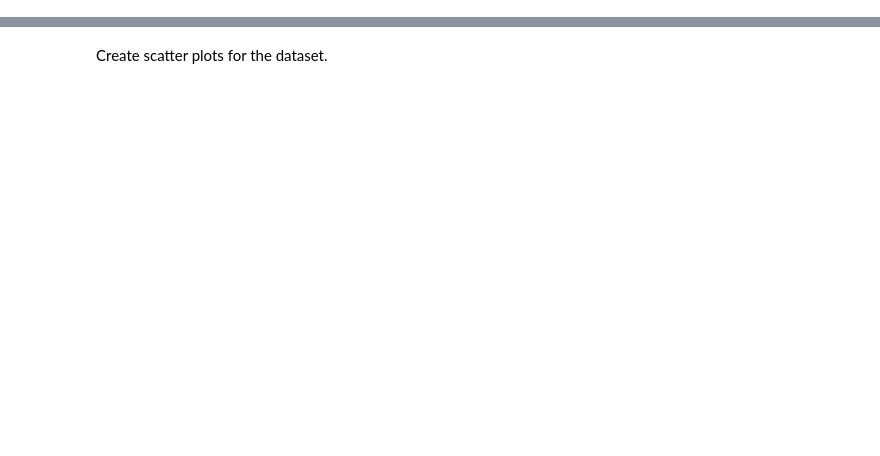
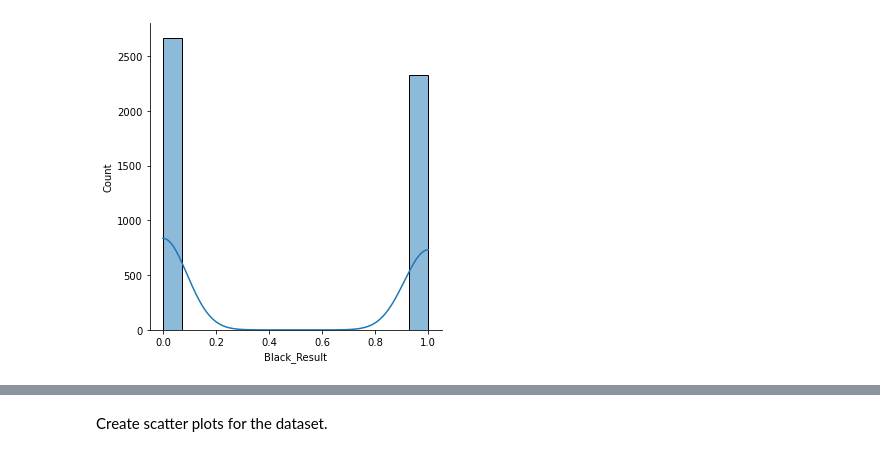
Before and after one commit to AaronLucasBone/TP_01, a Jupyter notebook: TP01_ALBMRR.ipynb, the cells around one changed output, grey strips where cells are left out. Cells and saved outputs as stored; diff of their text form; code cells hidden in the pictures; blank space fills up the shorter version.

```diff
--- a/TP01_ALBMRR.ipynb
+++ b/TP01_ALBMRR.ipynb
@@ -90,3 +341,8 @@ plt.savefig('WhiteElo')
+# %%
+sns.displot(Chess.Black_Result , kde = True)
+plt.savefig('Black_Result')
+# %% [output]
+[figure, added]
 # %%
 sns.displot(Chess.starting_time, kde = True)
 plt.savefig('starting_time')
```
Also changed, not shown: parts of 203 cells of this notebook.
